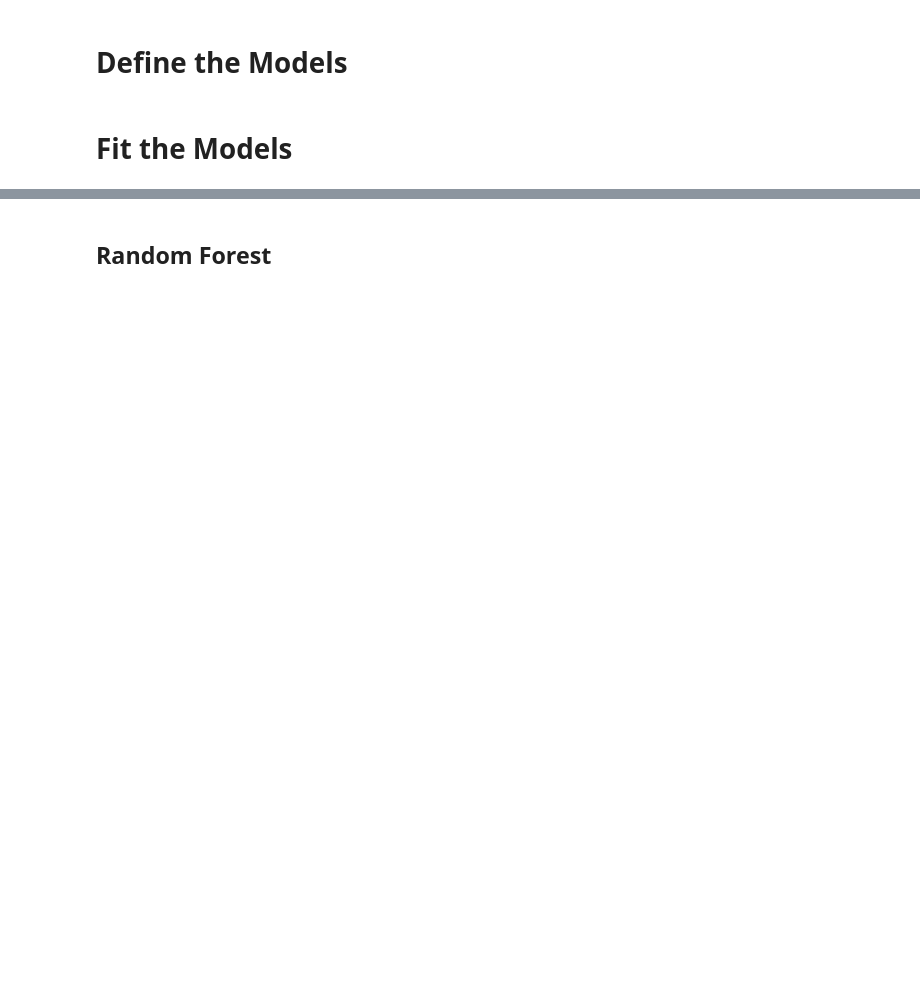
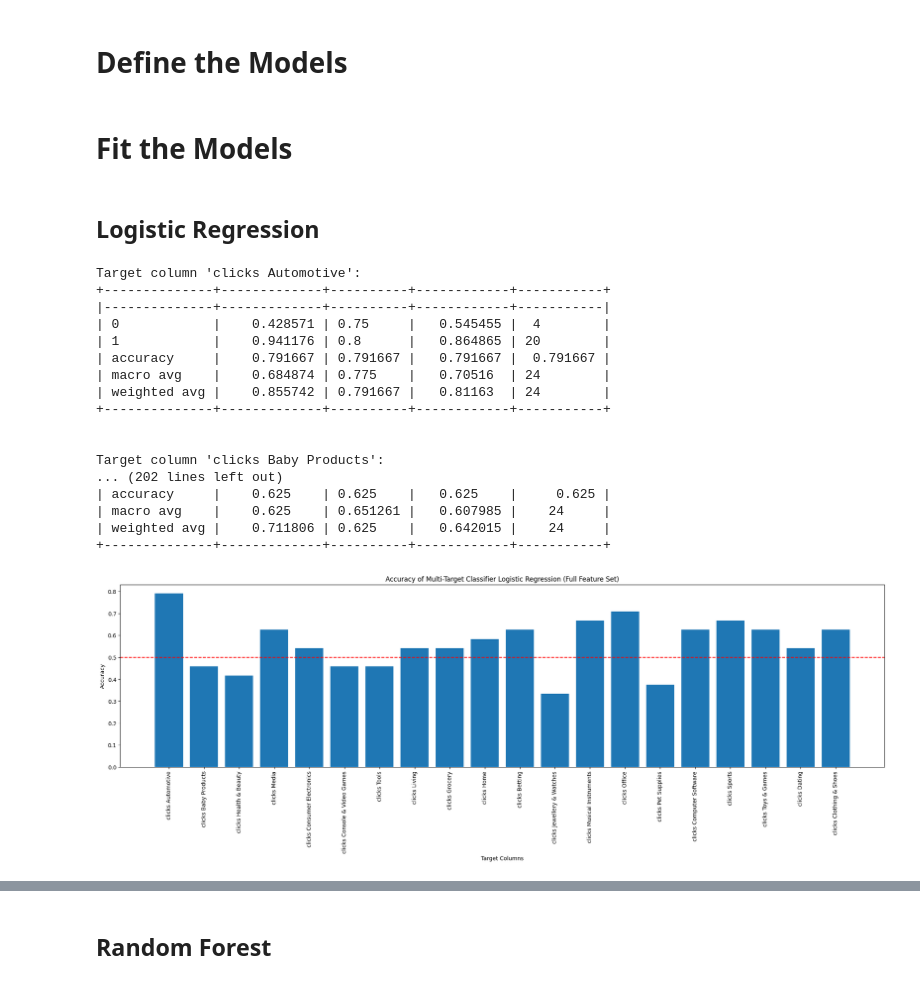
Before and after one commit to torchflash/MMAI831-Team-Project, a Jupyter notebook: Amir/MMAI831_AI_in_Marketing_EMC_SV_Model_Development.ipynb, the cells around one changed output, grey strips where cells are left out. Cells and saved outputs as stored; diff of their text form; code cells hidden in the pictures; blank space fills up the shorter version.

```diff
--- a/Amir/MMAI831_AI_in_Marketing_EMC_SV_Model_Development.ipynb
+++ b/Amir/MMAI831_AI_in_Marketing_EMC_SV_Model_Development.ipynb
@@ -308,5 +294,78 @@ xgboost_clf = XGBClassifier(max_depth = 10, # the larger the more prone to overf
                 random_state = 17,
 
 )
+# %%
+from sklearn.linear_model import LogisticRegression
+
+logistic_reg = LogisticRegression(
+    penalty='l2',  # Regularization type (default is L2)
+    C=1.0,  # Inverse of regularization strength (default is 1.0)
+    solver='liblinear',  # Optimization algorithm (default is 'lbfgs')  #For small datasets, 'liblinear' is a good choice, whereas 'sag' and 'saga' are faster for large ones
+    max_iter=500,   # Maximum number of iterations (default is 100)
+    class_weight = "balanced",
+    random_state=17  # Random state for reproducibility (default is None)
+)
 # %% [markdown]
 # Fit the Models
+# %% [markdown]
+## Logistic Regression
+# %%
+# Train with full data
+multi_target_classifier = MultiOutputClassifier(logistic_reg)
+multi_target_classifier.fit(X_train, y_train)
+
+y_pred = multi_target_classifier.predict(X_test)
+
+column_names = y.columns
+
+# Create a dictionary to store the classification report for each target column
+classification_reports = {}
+
+# Calculate the classification report for each target column
+for i in range(y_test.shape[1]):
+    target_column_name = column_names[i]
+    classification_reports[target_column_name] = classification_report(y_test.iloc[:, i], y_pred[:, i], output_dict=True, zero_division=1)
+
+# Convert the classification reports to tables and print them
+for target_column_name, report in classification_reports.items():
+    print(f"Target column '{target_column_name}':")
+    report_table = pd.DataFrame(report).transpose()
+    print(tabulate(report_table, headers='keys', tablefmt='psql'))
+    print('\n')
+
+# Store the accuracy scores for each target column
+Full_LGR_accuracies = []
+
+# Extract the accuracy score for each target column
+for target_column_name, report in classification_reports.items():
+    accuracy = report['accuracy']
+    Full_LGR_accuracies.append(accuracy)
+
+# Plot the accuracies
+plt.figure(figsize=(25, 6))
+plt.axhline(y=0.5, color='r', linestyle='--')
+plt.bar(column_names, Full_LGR_accuracies)
+plt.xlabel('Target Columns')
+plt.ylabel('Accuracy')
+plt.title('Accuracy of Multi-Target Classifier Logistic Regression (Full Feature Set)')
+plt.xticks(rotation=90)
+plt.show()
+# %% [output]
+Target column 'clicks Automotive':
++--------------+-------------+----------+------------+-----------+
+|--------------+-------------+----------+------------+-----------|
+| 0            |    0.428571 | 0.75     |   0.545455 |  4        |
+| 1            |    0.941176 | 0.8      |   0.864865 | 20        |
+| accuracy     |    0.791667 | 0.791667 |   0.791667 |  0.791667 |
+| macro avg    |    0.684874 | 0.775    |   0.70516  | 24        |
+| weighted avg |    0.855742 | 0.791667 |   0.81163  | 24        |
++--------------+-------------+----------+------------+-----------+
+
+
+Target column 'clicks Baby Products':
+... (202 lines left out)
+| accuracy     |    0.625    | 0.625    |   0.625    |     0.625 |
+| macro avg    |    0.625    | 0.651261 |   0.607985 |    24     |
+| weighted avg |    0.711806 | 0.625    |   0.642015 |    24     |
++--------------+-------------+----------+------------+-----------+
+[figure, added]
```
Also changed, not shown: parts of 25 cells of this notebook.
